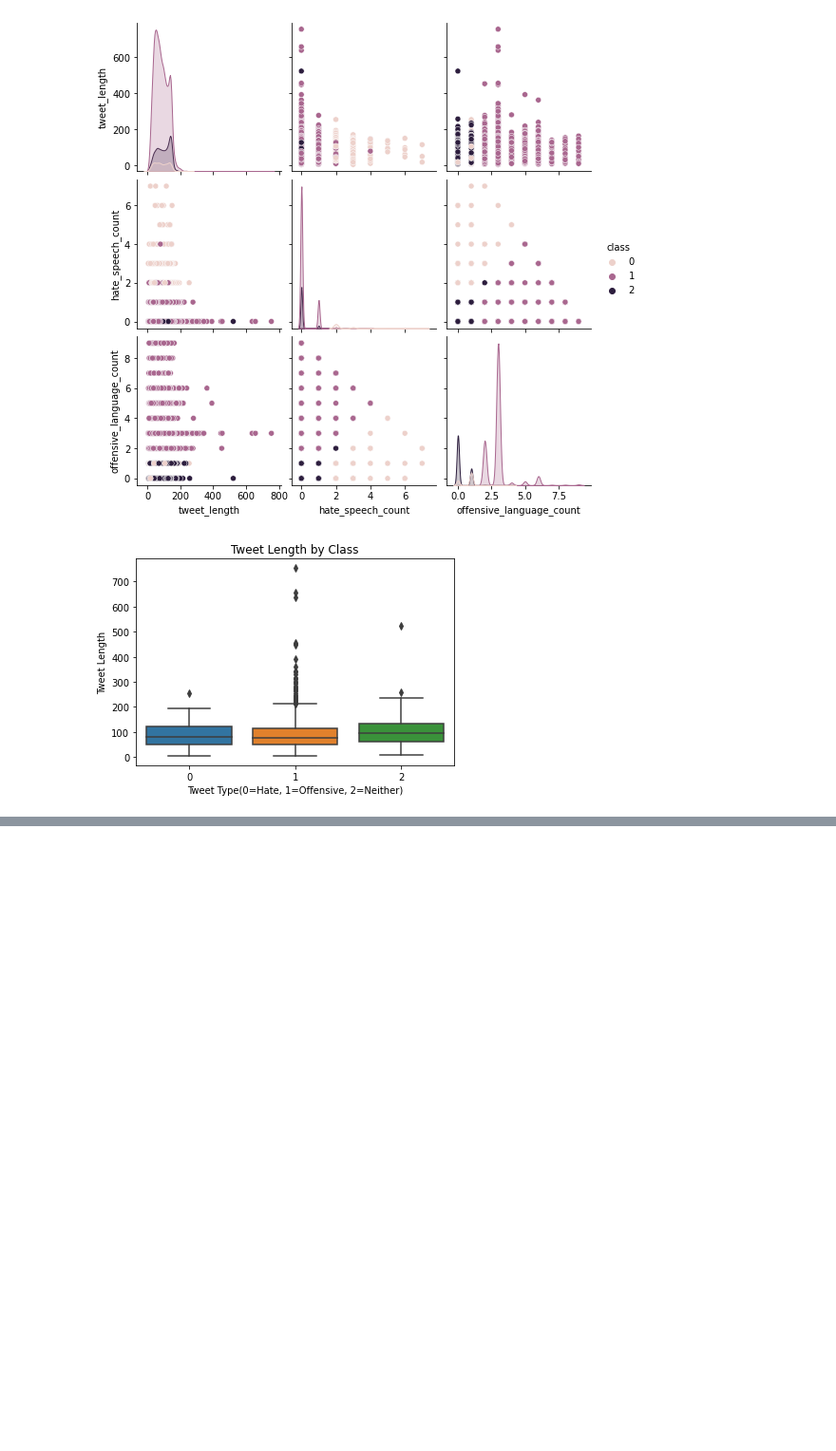
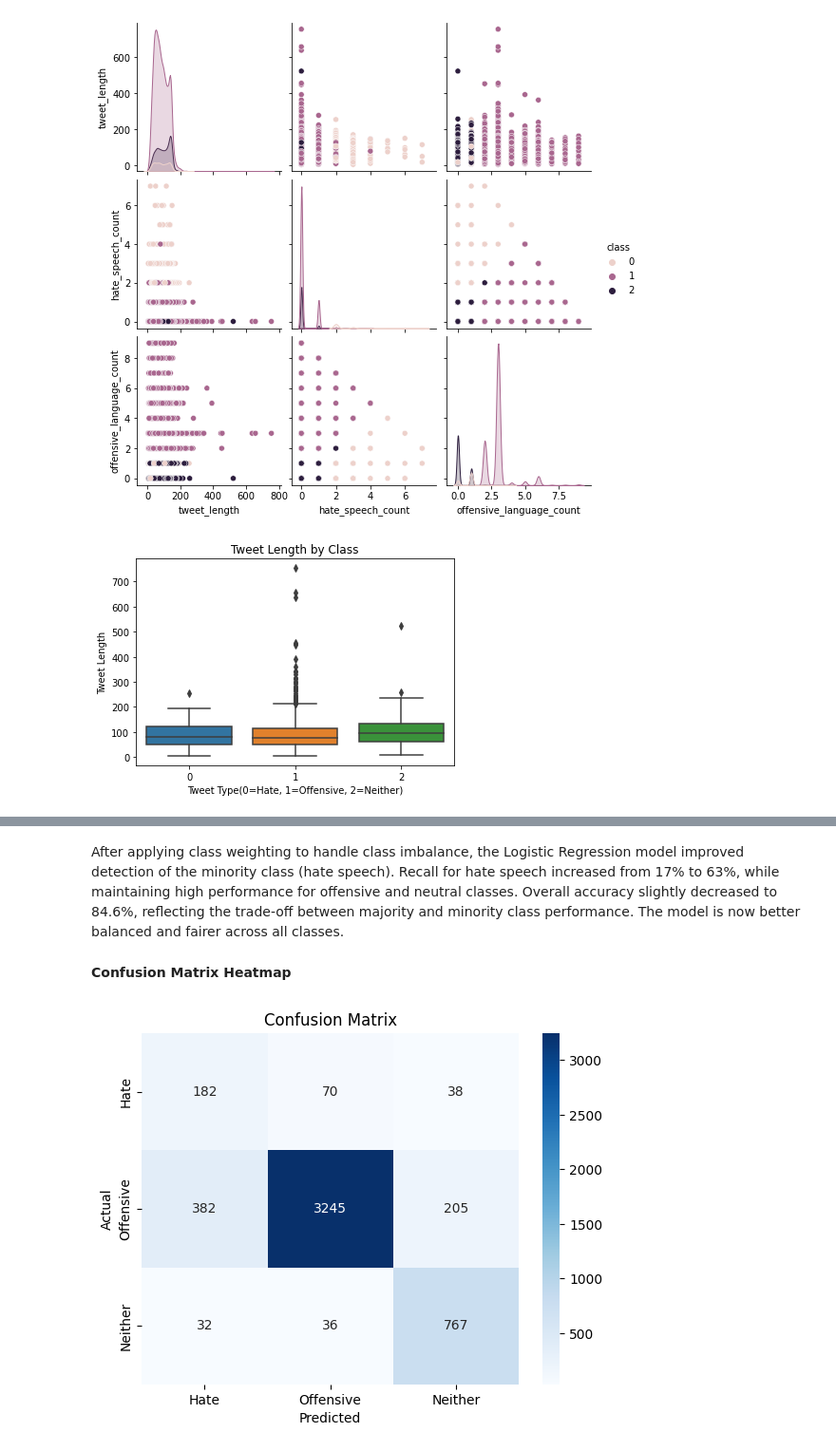
Before and after one commit to FGithaiga/HATE-AND-OFFENSIVE-LANGUAGE-DETECTION, a Jupyter notebook: index.ipynb, the cells around one changed output, grey strips where cells are left out. Shown at 95% size. Cells and saved outputs as stored; diff of their text form; code cells hidden in the pictures; blank space fills up the shorter version.

```diff
--- a/index.ipynb
+++ b/index.ipynb
@@ -220,0 +249,4 @@ plt.show()
+# %%
+vectorizer = TfidfVectorizer(max_features=5000)
+X_train_tfidf = vectorizer.fit_transform(X_train)
+X_test_tfidf =vectorizer.transform(X_test)
@@ -220,0 +257,3 @@ plt.show()
+# %%
+model = LogisticRegression(max_iter=1000)
+model.fit(X_train_tfidf,y_train)
@@ -220,0 +377,3 @@ plt.show()
+# %%
+model = LogisticRegression(class_weight="balanced", max_iter=1000)
+model.fit(X_train_tfidf, y_train)
@@ -220,0 +382,2 @@ plt.show()
+# %%
+y_pred = model.predict(X_test_tfidf)
@@ -220,0 +404,16 @@ plt.show()
+# %% [markdown]
+After applying class weighting to handle class imbalance, the Logistic Regression model improved detection of the minority class (hate speech). Recall for hate speech increased from 17% to 63%, while maintaining high performance for offensive and neutral classes. Overall accuracy slightly decreased to 84.6%, reflecting the trade-off between majority and minority class performance. The model is now better balanced and fairer across all classes.
+# %% [markdown]
+**Confusion Matrix Heatmap**
+# %%
+cm = confusion_matrix(y_test, y_pred)
+
+sns.heatmap(cm, annot=True, fmt="d", cmap="Blues",
+            xticklabels=["Hate", "Offensive", "Neither"],
+            yticklabels=["Hate", "Offensive", "Neither"])
+plt.xlabel("Predicted")
+plt.ylabel("Actual")
+plt.title("Confusion Matrix")
+plt.show()
+# %% [output]
+[figure, added]
```
Also changed, not shown: parts of 31 cells of this notebook.
